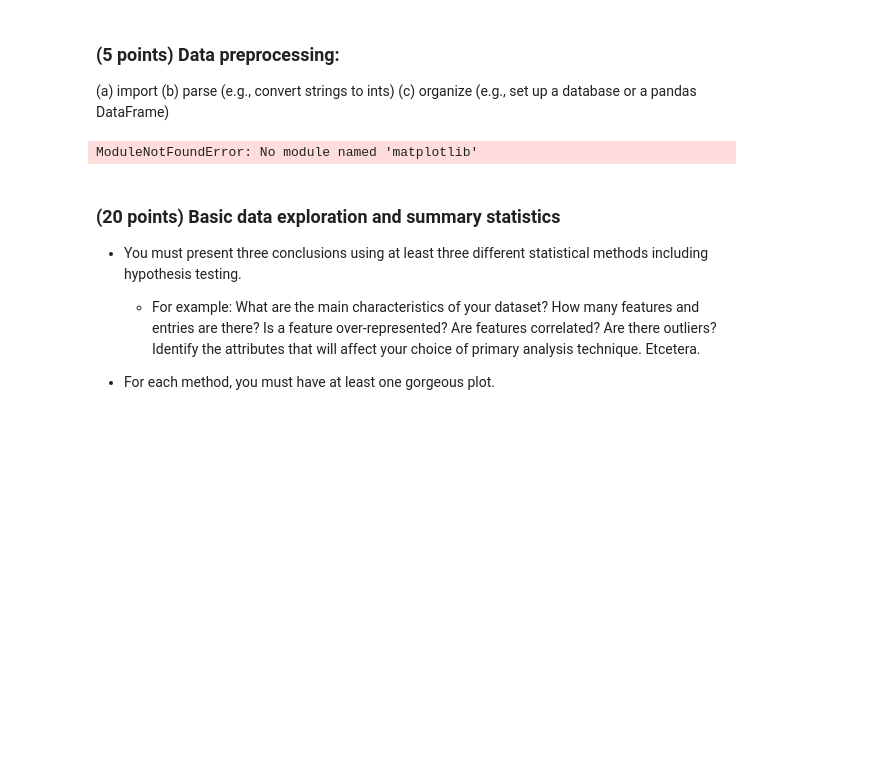
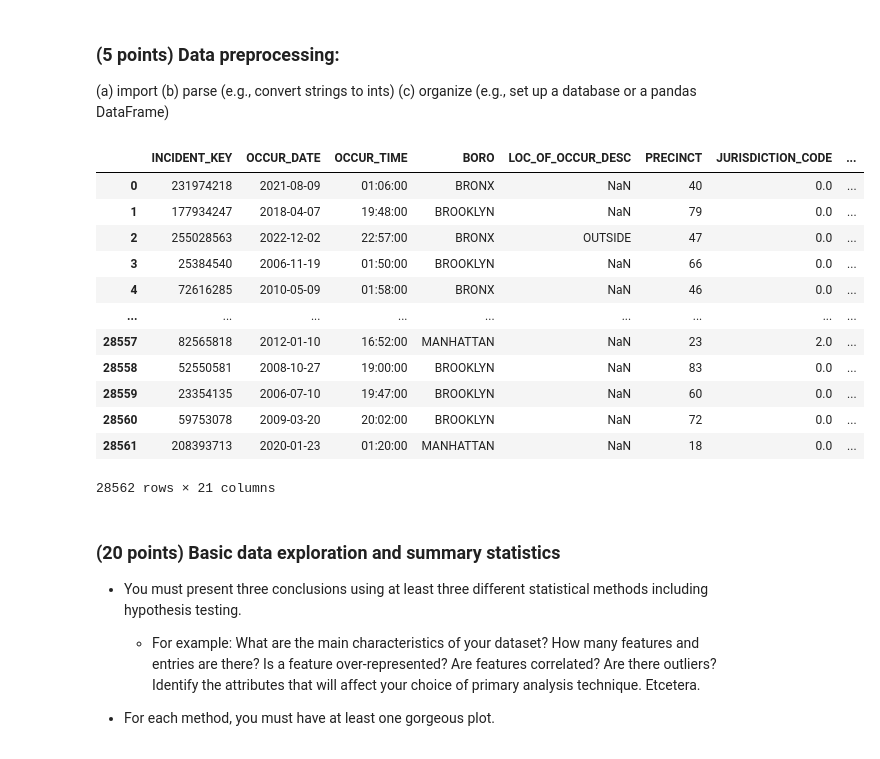
Before and after one commit to mkhan419/cmsc320FinalProject, a Jupyter notebook: CMSC320_FinalProject_Spring2025.ipynb, the cells around one changed output. Saved outputs shown, nothing was run; the diff lists cells and outputs as text; code cells hidden in the pictures; blank space fills up the shorter version.

Commit message:
error fixed

```diff
--- a/CMSC320_FinalProject_Spring2025.ipynb
+++ b/CMSC320_FinalProject_Spring2025.ipynb
@@ -10,17 +10,29 @@
 # %%
 import pandas as pd
 import matplotlib.pyplot as plt
 import scipy.stats as stats
 
 df = pd.read_csv('NYPD_Shooting_Incident_Data__Historic_.csv')
 df.head()
 
 # Convert date columns to datetime format
 df['OCCUR_DATE'] = pd.to_datetime(df['OCCUR_DATE'], errors='coerce')
 
-df.head()
+df
 # %% [output]
+|  | INCIDENT_KEY | OCCUR_DATE | OCCUR_TIME | BORO | LOC_OF_OCCUR_DESC | PRECINCT | JURISDICTION_CODE | ... |
+| 0 | 231974218 | 2021-08-09 | 01:06:00 | BRONX | NaN | 40 | 0.0 | ... |
+| 1 | 177934247 | 2018-04-07 | 19:48:00 | BROOKLYN | NaN | 79 | 0.0 | ... |
+| 2 | 255028563 | 2022-12-02 | 22:57:00 | BRONX | OUTSIDE | 47 | 0.0 | ... |
+| 3 | 25384540 | 2006-11-19 | 01:50:00 | BROOKLYN | NaN | 66 | 0.0 | ... |
+| 4 | 72616285 | 2010-05-09 | 01:58:00 | BRONX | NaN | 46 | 0.0 | ... |
+| ... | ... | ... | ... | ... | ... | ... | ... | ... |
+| 28557 | 82565818 | 2012-01-10 | 16:52:00 | MANHATTAN | NaN | 23 | 2.0 | ... |
+| 28558 | 52550581 | 2008-10-27 | 19:00:00 | BROOKLYN | NaN | 83 | 0.0 | ... |
+| 28559 | 23354135 | 2006-07-10 | 19:47:00 | BROOKLYN | NaN | 60 | 0.0 | ... |
+| 28560 | 59753078 | 2009-03-20 | 20:02:00 | BROOKLYN | NaN | 72 | 0.0 | ... |
+| 28561 | 208393713 | 2020-01-23 | 01:20:00 | MANHATTAN | NaN | 18 | 0.0 | ... |
-ModuleNotFoundError: No module named 'matplotlib'
+28562 rows × 21 columns
 # %% [markdown]
 ### (20 points) Basic data exploration and summary statistics
 - You must present three conclusions using at least three different statistical methods including hypothesis testing.
```
Also changed, not shown: parts of 1 cell of this notebook.
